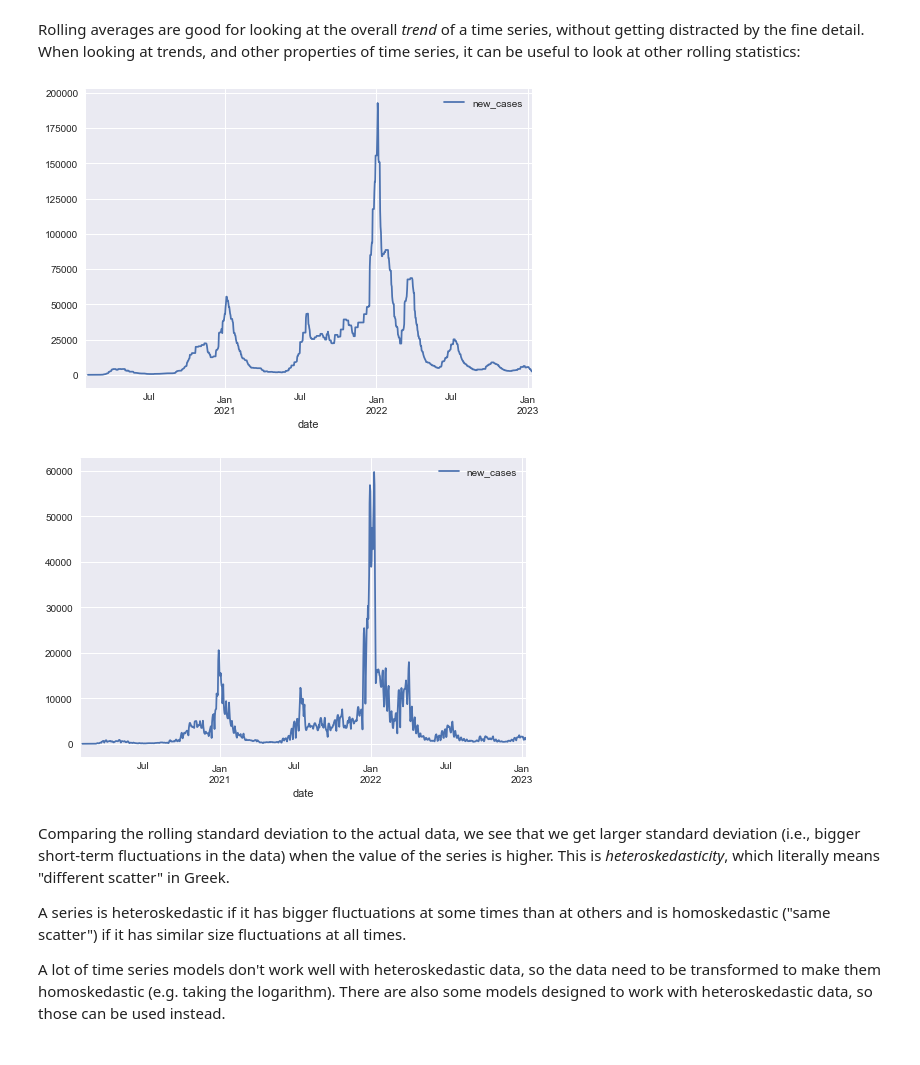
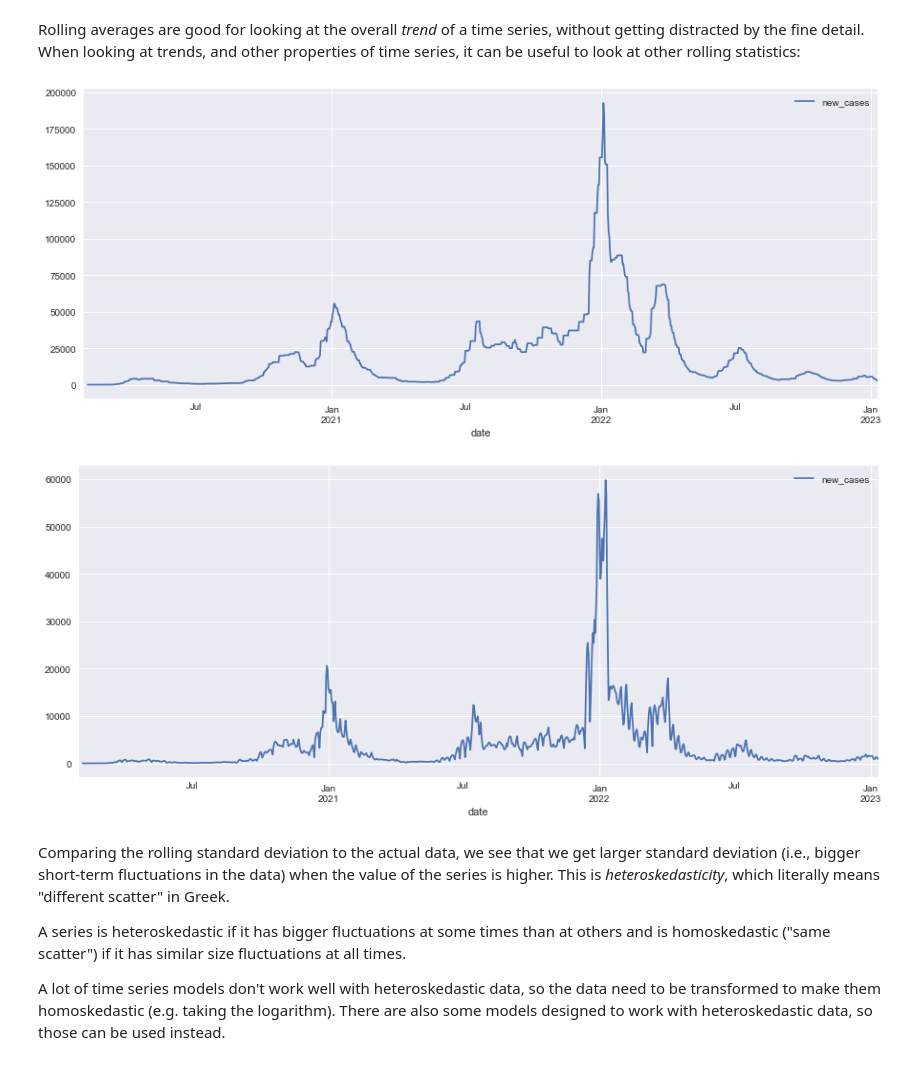
Before and after one commit to Eldave93/machine-learning-workbooks, a Jupyter notebook: 12-time-series/12_workbook.ipynb, the cells around one changed output. Saved outputs shown, nothing was run; the diff lists cells and outputs as text; code cells hidden in the pictures.

```diff
--- a/12-time-series/12_workbook.ipynb
+++ b/12-time-series/12_workbook.ipynb
@@ -1020,12 +1040,12 @@ covid.rolling(window=100).mean().plot(figsize=(15,6));
 Rolling averages are good for looking at the overall <em>trend</em> of a time series, without getting distracted by the fine detail. When looking at trends, and other properties of time series, it can be useful to look at other rolling statistics:
 # %%
 # can also calculate other rolling statistics, e.g., rolling median
-covid.rolling(window=7).median().plot();
+covid.rolling(window=7).median().plot(figsize=(15,6));
 # rolling standard deviation - tend to use a larger window size for this.
-covid.rolling(window=7).std().plot();
+covid.rolling(window=7).std().plot(figsize=(15,6));
 # %% [output]
-[figure, old version]
+[figure, new version]
-[figure, old version]
+[figure, new version]
 # %% [markdown]
 Comparing the rolling standard deviation to the actual data, we see that we get larger standard deviation (i.e., bigger short-term fluctuations in the data) when the value of the series is higher. This is <em>heteroskedasticity</em>, which literally means "different scatter" in Greek.
 
```
Also changed, not shown: parts of 137 cells of this notebook, 1 other file.
